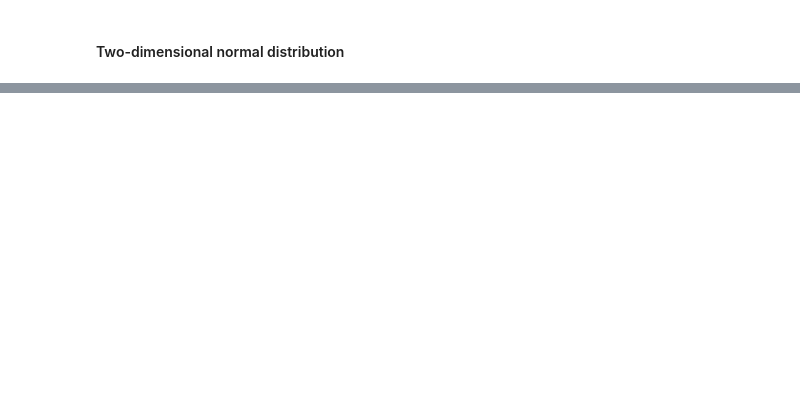
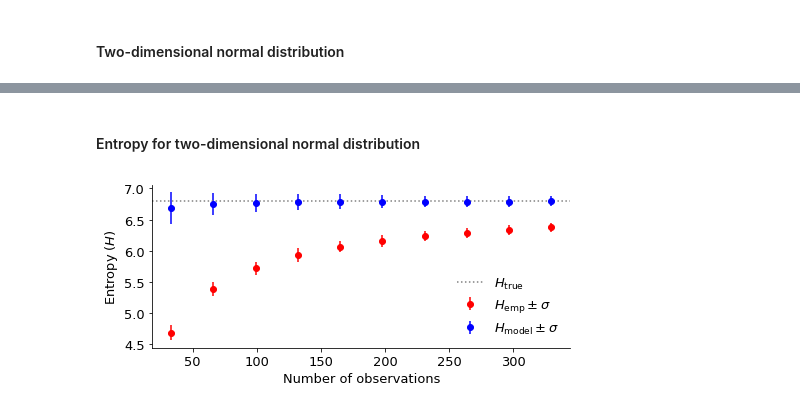
Before and after one commit to ala-laurila-lab/jupyter-notebooks, a Jupyter notebook: Part 3, maximum entropy models.ipynb, the cells around one changed output, grey strips where cells are left out. Saved outputs shown, nothing was run; the diff lists cells and outputs as text; code cells hidden in the pictures; blank space fills up the shorter version.

```diff
--- a/Part 3, maximum entropy models.ipynb
+++ b/Part 3, maximum entropy models.ipynb
@@ -355,0 +387,43 @@ Model        9.841   9.990 106.205 102.713 109.118
+# %% [markdown]
+#### Entropy for two-dimensional normal distribution
+# %%
+relevance_lim = 1e-2
+n_dist_params = np.sum(p>relevance_lim)
+sample_sizes = np.arange(1, 11)*n_dist_params
+n_repetitions = 100
+
+# Entropies
+H_true = naiveEntropy(p)
+H_emp = np.zeros([n_repetitions, sample_sizes.size])
+H_model = np.zeros([n_repetitions, sample_sizes.size])
+
+# Get the response patterns and the model terms
+patterns = generateResponsePatterns(np.arange(n_outcomes), sample.shape[1])
+model_terms, term_tags = generateModelTerms(patterns, order=2)
+
+for size_idx in range(sample_sizes.size):
+
+    n_observations = sample_sizes[size_idx]
+    for rep_idx in range(n_repetitions):
+
+        # Get a sample of n_observations from the true distribution
+        sample = sampleDistribution(p, n_observations)
+
+        # Empirical pattern probabilitites
+        p_emp = getEmpiricalDistribution(sample, patterns)
+        H_emp[rep_idx, size_idx] = naiveEntropy(p_emp)
+
+        # Fit the maximum entropy model
+        p_model, lambdas, log_lik = fitMaxEntropyModel(model_terms, p_emp, term_tags, verbose=0)
+        H_model[rep_idx, size_idx] = naiveEntropy(p_model)
+
+# Plotting
+plt.figure(figsize=(7.5, 3))
+plt.errorbar(sample_sizes, H_emp.mean(axis=0), yerr=H_emp.std(axis=0), fmt='ro', label='$H_\mathrm{emp}\pm\sigma$')
+plt.errorbar(sample_sizes, H_model.mean(axis=0), yerr=H_model.std(axis=0), fmt='bo', label='$H_\mathrm{model}\pm\sigma$')
+plt.axhline(H_true, ls=':', c='gray', label='$H_\mathrm{true}$')
+plt.legend(loc=4, frameon=False)
+plt.xlabel('Number of observations')
+plt.ylabel('Entropy ($H$)');
+# %% [output]
+[figure, added]
```
Also changed, not shown: parts of 4 cells of this notebook.
